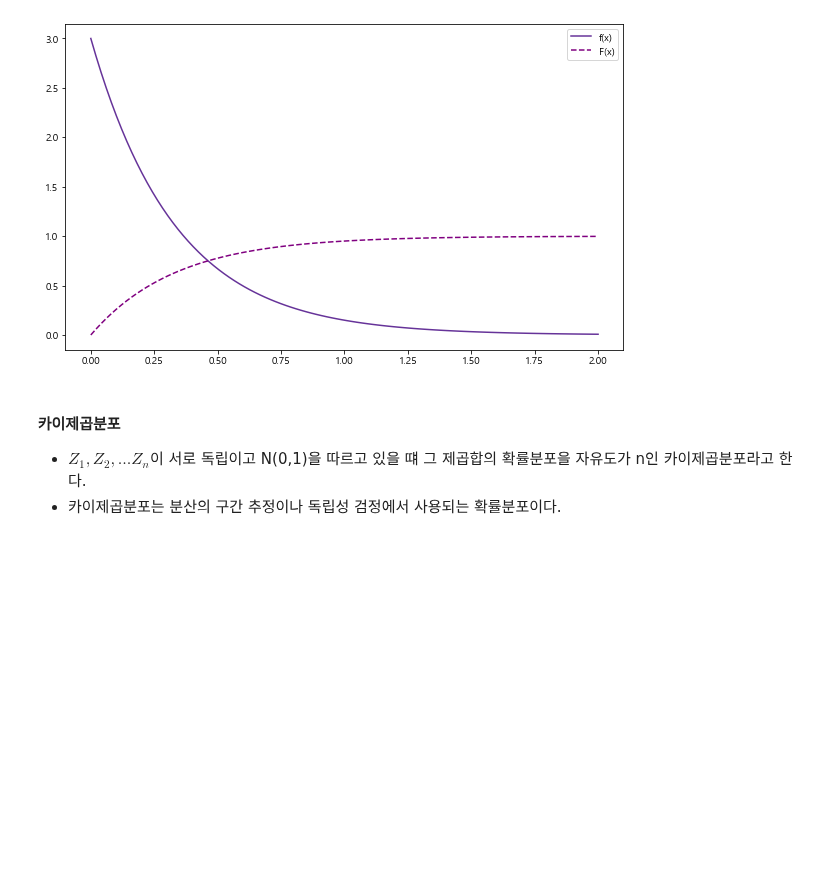
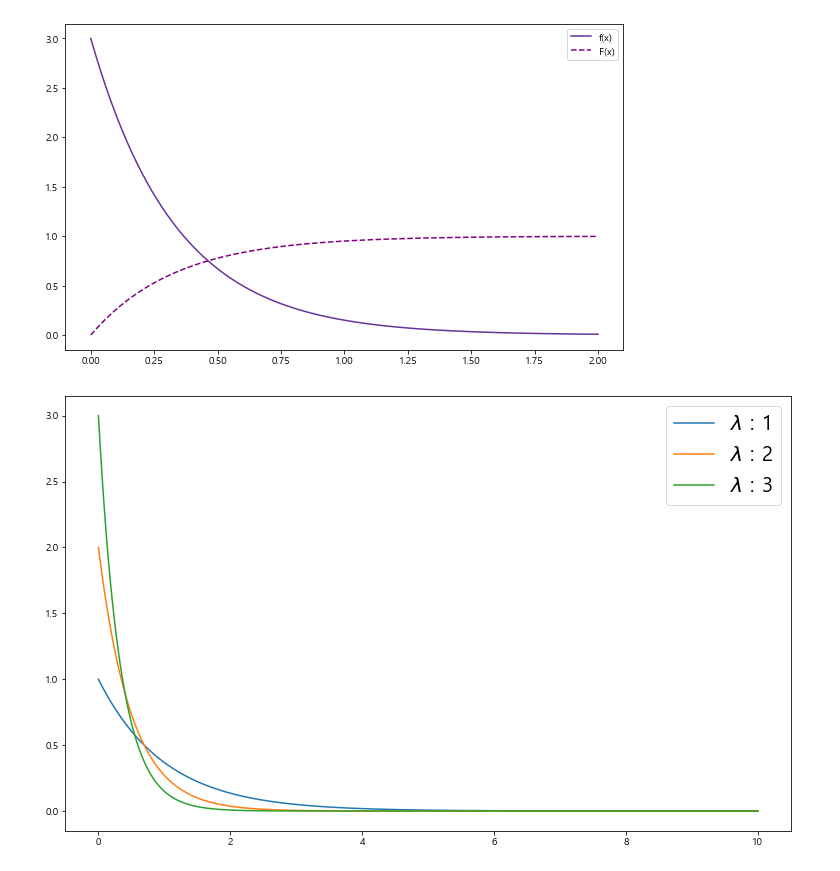
Before and after one commit to bnv20/kdt5, a Jupyter notebook: m3_통계/stat_3.ipynb, the cells around one changed output. Saved outputs shown, nothing was run; the diff lists cells and outputs as text; code cells hidden in the pictures; blank space fills up the shorter version.

```diff
--- a/m3_통계/stat_3.ipynb
+++ b/m3_통계/stat_3.ipynb
@@ -909,7 +1054,15 @@ plot_prob(X, 0, 2)
 [figure]
 # %%
 # [과제] 파라미터 람다가 1,2,3으로 변경시 지수분포의 확률분포함수를 시각화 하세요.
-# %% [markdown]
-#### 카이제곱분포
-- $Z_1, Z_2, ... Z_n$이 서로 독립이고 N(0,1)을 따르고 있을 떄 그 제곱합의 확률분포을 자유도가 n인 카이제곱분포라고 한다.
-- 카이제곱분포는 분산의 구간 추정이나 독립성 검정에서 사용되는 확률분포이다.
+# %%
+x = np.linspace(0, 10, 1000)
+
+fig = plt.figure(figsize = (13, 8))
+ax = fig.add_subplot(111)
+
+for i in range(1, 4):
+    lam = i * np.exp(-i * x)
+    ax.plot(x, lam)
+    ax.legend(['$\lambda$ : 1', '$\lambda$ : 2', '$\lambda$ : 3'], fontsize = 20)
+# %% [output]
+[figure, added]
```
Also changed, not shown: parts of 51 cells of this notebook, 1 other file.
